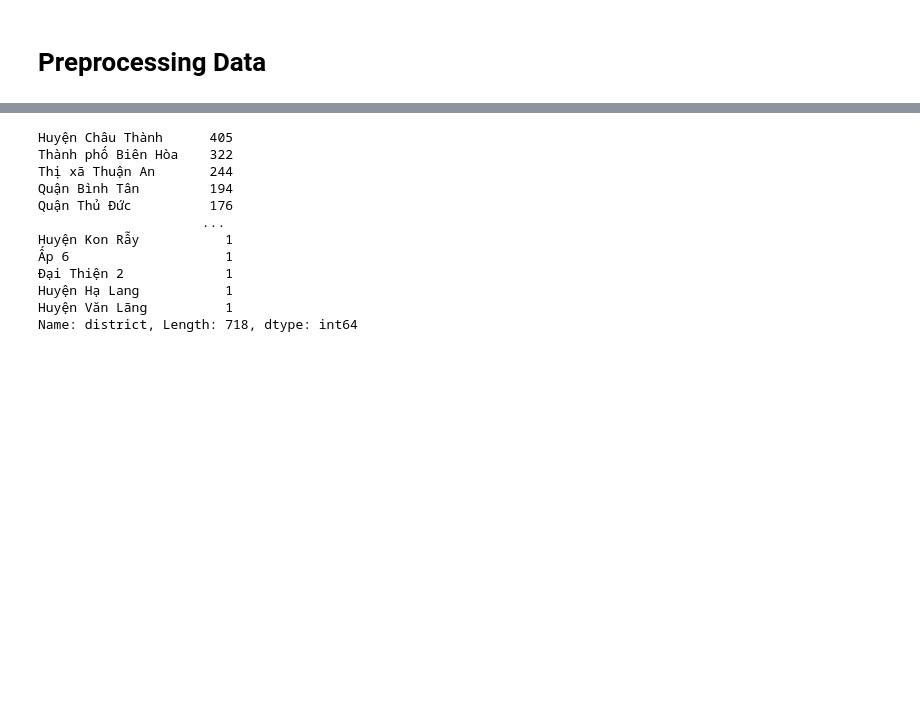
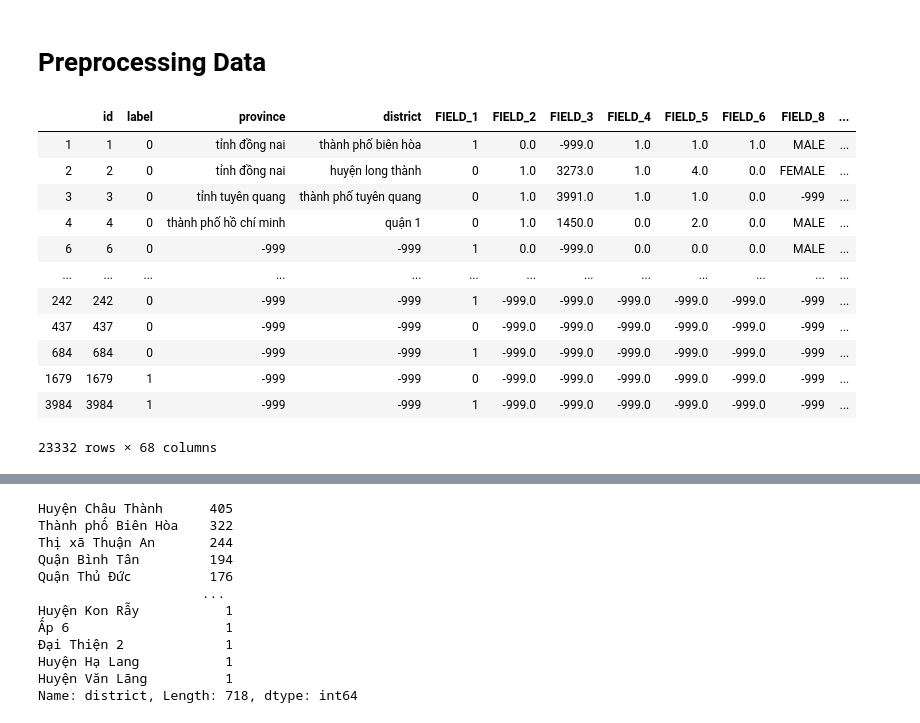
Before and after one commit to HQhalo/Kalapa, a Jupyter notebook: Untitled.ipynb, the cells around one changed output, grey strips where cells are left out. Saved outputs shown, nothing was run; the diff lists cells and outputs as text; code cells hidden in the pictures; blank space fills up the shorter version.

```diff
--- a/Untitled.ipynb
+++ b/Untitled.ipynb
@@ -38,0 +212,18 @@ sb.heatmap(test.isnull())
+# %%
+preProc = PreProcessing()
+preProc.fit(train,dropNa = True)
+preProc.transform()
+# %% [output]
+|  | id | label | province | district | FIELD_1 | FIELD_2 | FIELD_3 | FIELD_4 | FIELD_5 | FIELD_6 | FIELD_8 | ... |
+| 1 | 1 | 0 | tỉnh đồng nai | thành phố biên hòa | 1 | 0.0 | -999.0 | 1.0 | 1.0 | 1.0 | MALE | ... |
+| 2 | 2 | 0 | tỉnh đồng nai | huyện long thành | 0 | 1.0 | 3273.0 | 1.0 | 4.0 | 0.0 | FEMALE | ... |
+| 3 | 3 | 0 | tỉnh tuyên quang | thành phố tuyên quang | 0 | 1.0 | 3991.0 | 1.0 | 1.0 | 0.0 | -999 | ... |
+| 4 | 4 | 0 | thành phố hồ chí minh | quận 1 | 0 | 1.0 | 1450.0 | 0.0 | 2.0 | 0.0 | MALE | ... |
+| 6 | 6 | 0 | -999 | -999 | 1 | 0.0 | -999.0 | 0.0 | 0.0 | 0.0 | MALE | ... |
+| ... | ... | ... | ... | ... | ... | ... | ... | ... | ... | ... | ... | ... |
+| 242 | 242 | 0 | -999 | -999 | 1 | -999.0 | -999.0 | -999.0 | -999.0 | -999.0 | -999 | ... |
+| 437 | 437 | 0 | -999 | -999 | 0 | -999.0 | -999.0 | -999.0 | -999.0 | -999.0 | -999 | ... |
+| 684 | 684 | 0 | -999 | -999 | 1 | -999.0 | -999.0 | -999.0 | -999.0 | -999.0 | -999 | ... |
+| 1679 | 1679 | 1 | -999 | -999 | 0 | -999.0 | -999.0 | -999.0 | -999.0 | -999.0 | -999 | ... |
+| 3984 | 3984 | 1 | -999 | -999 | 1 | -999.0 | -999.0 | -999.0 | -999.0 | -999.0 | -999 | ... |
+23332 rows × 68 columns
```
Also changed, not shown: parts of 3 cells of this notebook, 2 other files.
